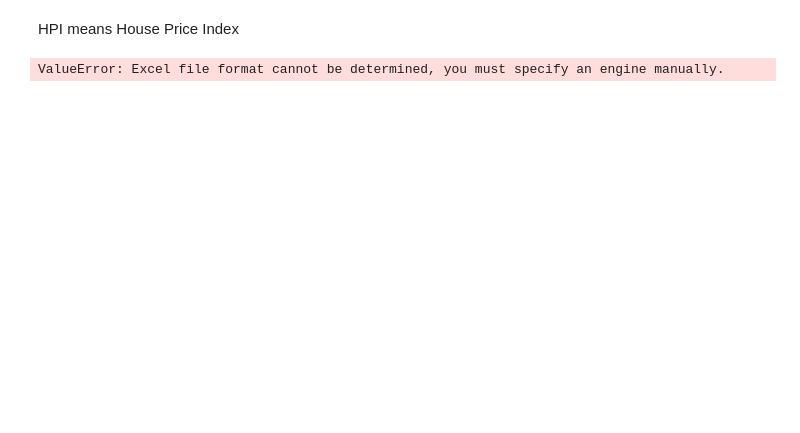
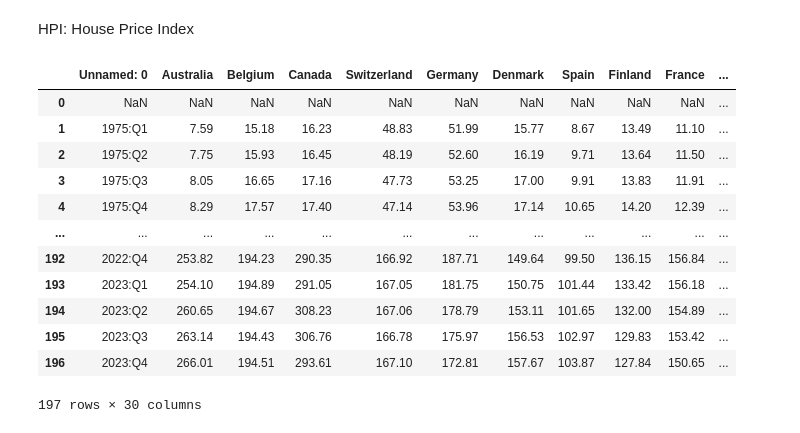
Before and after one commit to sarafribeiro/casual_impact_analysis, a Jupyter notebook: exploration.ipynb, the cells around one changed output. Saved outputs shown, nothing was run; the diff lists cells and outputs as text; code cells hidden in the pictures; blank space fills up the shorter version.

```diff
--- a/exploration.ipynb
+++ b/exploration.ipynb
@@ -4,2 +9,2 @@ import numpy as np
 # %% [markdown]
-HPI means House Price Index
+HPI: House Price Index
@@ -6,4 +19,18 @@ HPI means House Price Index
 # %%
-df_hpi = pd.read_excel('hpi.csv', sheet_name='HPI')
+df_hpi = pd.read_csv('hpi.csv')
-# %% [output]
-ValueError: Excel file format cannot be determined, you must specify an engine manually.
+# %%
+df_hpi
+# %% [output]
+|  | Unnamed: 0 | Australia | Belgium | Canada | Switzerland | Germany | Denmark | Spain | Finland | France | ... |
+| 0 | NaN | NaN | NaN | NaN | NaN | NaN | NaN | NaN | NaN | NaN | ... |
+| 1 | 1975:Q1 | 7.59 | 15.18 | 16.23 | 48.83 | 51.99 | 15.77 | 8.67 | 13.49 | 11.10 | ... |
+| 2 | 1975:Q2 | 7.75 | 15.93 | 16.45 | 48.19 | 52.60 | 16.19 | 9.71 | 13.64 | 11.50 | ... |
+| 3 | 1975:Q3 | 8.05 | 16.65 | 17.16 | 47.73 | 53.25 | 17.00 | 9.91 | 13.83 | 11.91 | ... |
+| 4 | 1975:Q4 | 8.29 | 17.57 | 17.40 | 47.14 | 53.96 | 17.14 | 10.65 | 14.20 | 12.39 | ... |
+| ... | ... | ... | ... | ... | ... | ... | ... | ... | ... | ... | ... |
+| 192 | 2022:Q4 | 253.82 | 194.23 | 290.35 | 166.92 | 187.71 | 149.64 | 99.50 | 136.15 | 156.84 | ... |
+| 193 | 2023:Q1 | 254.10 | 194.89 | 291.05 | 167.05 | 181.75 | 150.75 | 101.44 | 133.42 | 156.18 | ... |
+| 194 | 2023:Q2 | 260.65 | 194.67 | 308.23 | 167.06 | 178.79 | 153.11 | 101.65 | 132.00 | 154.89 | ... |
+| 195 | 2023:Q3 | 263.14 | 194.43 | 306.76 | 166.78 | 175.97 | 156.53 | 102.97 | 129.83 | 153.42 | ... |
+| 196 | 2023:Q4 | 266.01 | 194.51 | 293.61 | 167.10 | 172.81 | 157.67 | 103.87 | 127.84 | 150.65 | ... |
+197 rows × 30 columns
```
Also changed, not shown: parts of 9 cells of this notebook.
